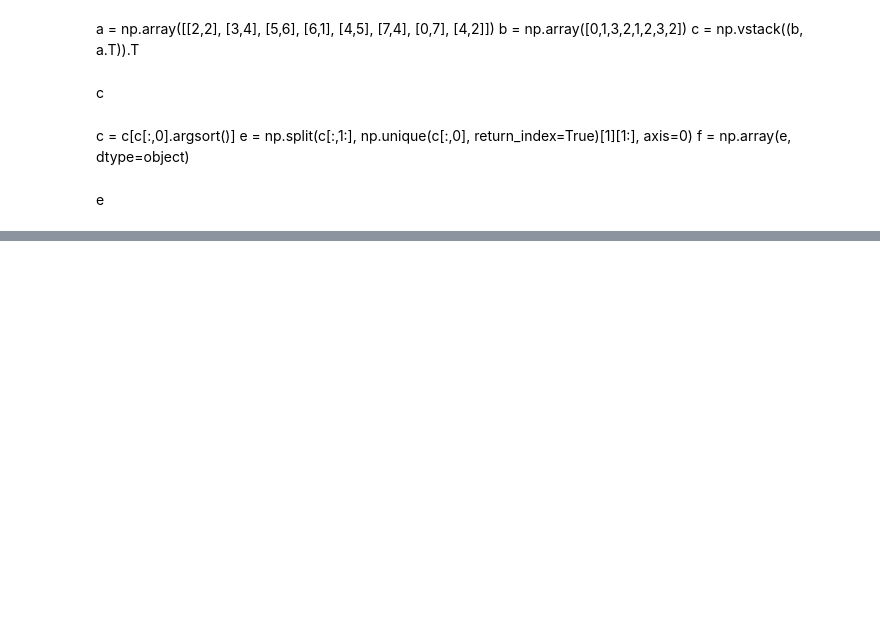
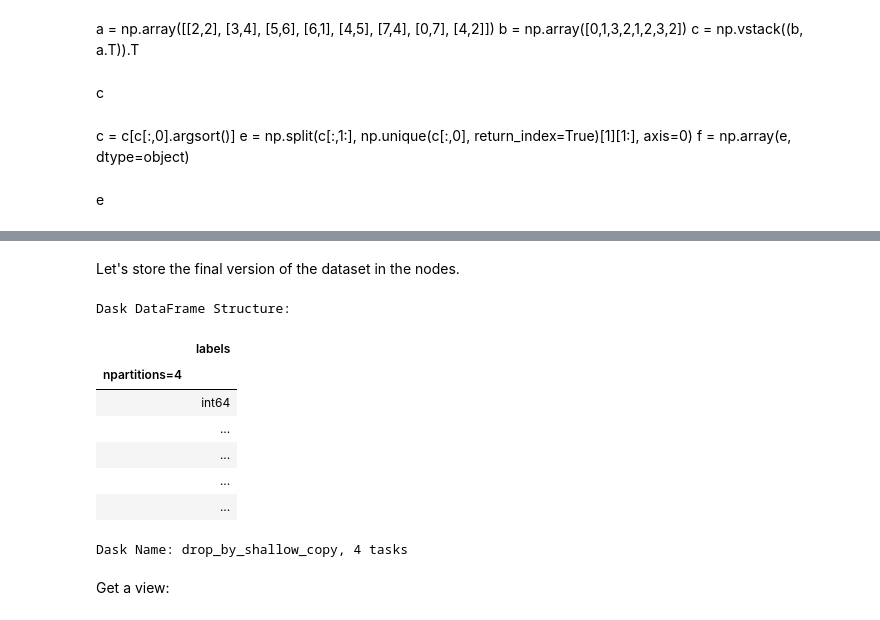
Before and after one commit to ElHuaco/Distributed-k-means, a Jupyter notebook: src/dask/notebooks/OUR CODE/Main.ipynb, the cells around one changed output, grey strips where cells are left out. Drawn from its saved outputs; the diff is of its cells as text; code cells hidden in the pictures; blank space fills up the shorter version.

```diff
--- a/src/dask/notebooks/OUR CODE/Main.ipynb
+++ b/src/dask/notebooks/OUR CODE/Main.ipynb
@@ -288,0 +256,3 @@ KDD_data.head()
+# %%
+KDD_data=dd.concat([KDD_data[KDD_labels.labels == 0], KDD_data[KDD_labels.labels == 1]]).repartition(npartitions=n_workers*partitions_per_worker)
+KDD_labels=dd.concat([KDD_labels[KDD_labels.labels == 0], KDD_labels[KDD_labels.labels == 1]]).repartition(npartitions=n_workers*partitions_per_worker)
@@ -288,0 +283,18 @@ KDD_data.head()
+# %% [markdown]
+Let's store the final version of the dataset in the nodes.
+# %%
+KDD_data.persist()
+KDD_labels=KDD_labels.drop(columns='Unnamed: 0')
+KDD_labels.persist()
+# %% [output]
+Dask DataFrame Structure:
+|  | labels |
+| npartitions=4 |  |
+|  | int64 |
+|  | ... |
+|  | ... |
+|  | ... |
+|  | ... |
+Dask Name: drop_by_shallow_copy, 4 tasks
+# %% [markdown]
+Get a view:
```
Also changed, not shown: parts of 26 cells of this notebook, 3 other files.
